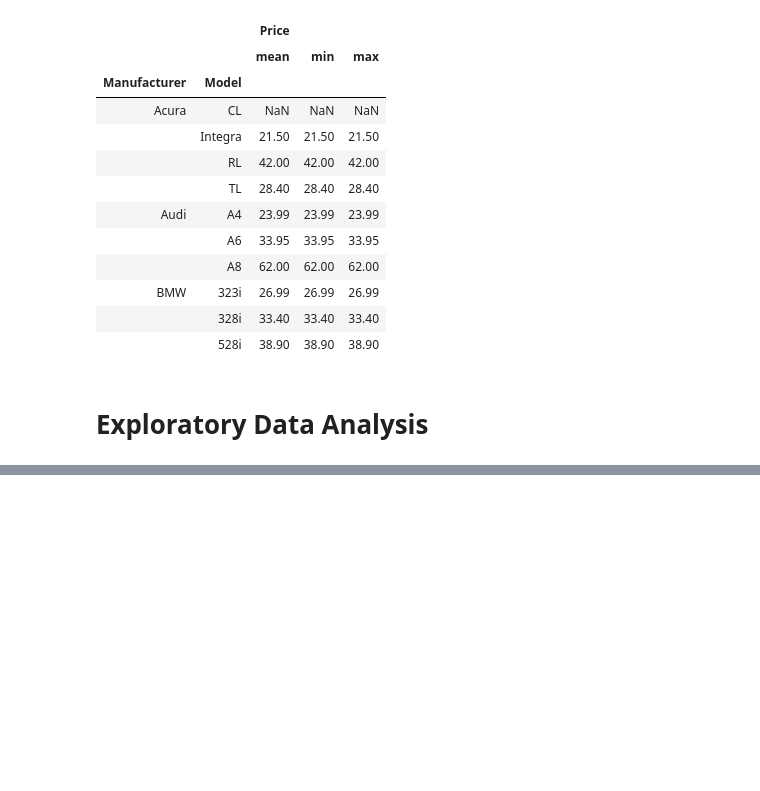
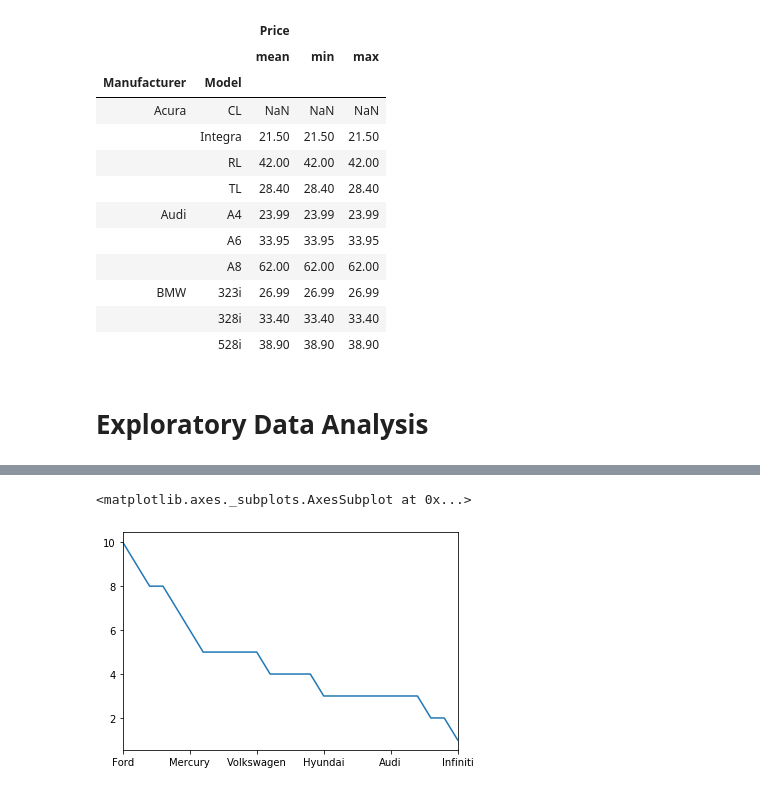
Before and after one commit to abhilashhn1993/Project-Gorilla, a Jupyter notebook: Code/Exploratory Data Analysis.ipynb, the cells around one changed output, grey strips where cells are left out. Cells and saved outputs as stored; diff of their text form; code cells hidden in the pictures; blank space fills up the shorter version.

```diff
--- a/Code/Exploratory Data Analysis.ipynb
+++ b/Code/Exploratory Data Analysis.ipynb
@@ -356,0 +392,8 @@ np.std(df.Age)
+# %%
+#df['Manufacturer'].value_counts().plot.bar()
+
+#Too many categories, then we fit a line chart
+df['Manufacturer'].value_counts().plot.line()
+# %% [output]
+<matplotlib.axes._subplots.AxesSubplot at 0x...>
+[figure, added]
```
Also changed, not shown: parts of 52 cells of this notebook.
